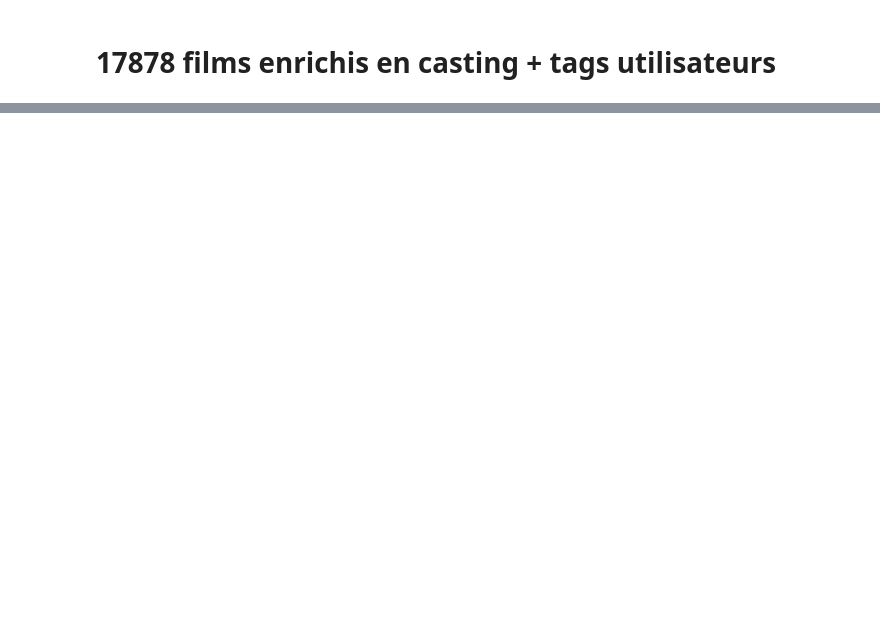
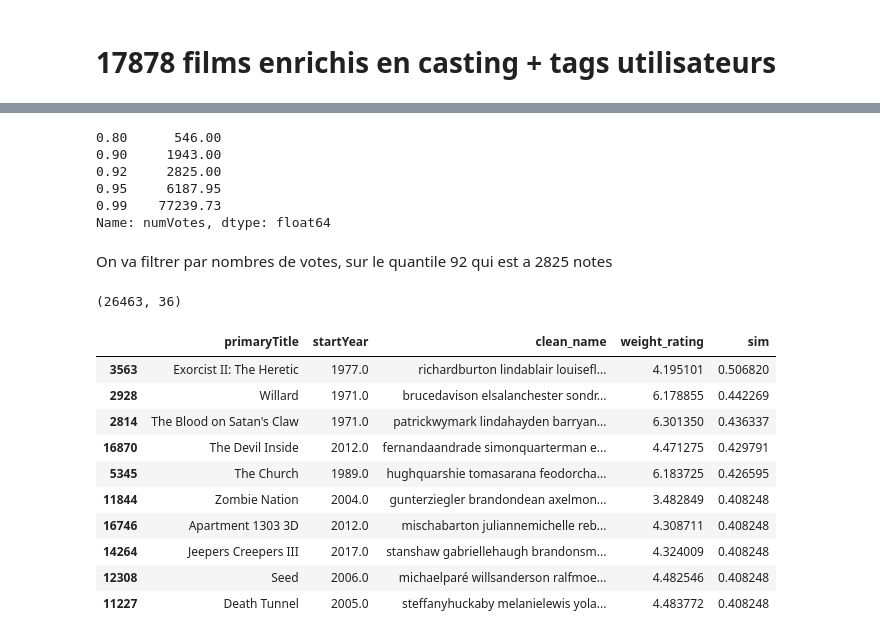
Before and after one commit to BoostMetrics/Recommandation-de-films, a Jupyter notebook: notebooks/03-modeling/Test 3 enrich.ipynb, the cells around one changed output, grey strips where cells are left out. Cells and saved outputs as stored; diff of their text form; code cells hidden in the pictures; blank space fills up the shorter version.

```diff
--- a/notebooks/03-modeling/Test 3 enrich.ipynb
+++ b/notebooks/03-modeling/Test 3 enrich.ipynb
@@ -196,0 +308,69 @@ np.int64(17878)
+# %%
+df['numVotes'].quantile([0.8, 0.9, 0.92, 0.95, 0.99])
+# %% [output]
+0.80      546.00
+0.90     1943.00
+0.92     2825.00
+0.95     6187.95
+0.99    77239.73
+Name: numVotes, dtype: float64
+# %% [markdown]
+On va filtrer par nombres de votes, sur le quantile 92 qui est a 2825 notes
+# %%
+cast_final_Q92 = cast_final[cast_final['numVotes'] >= df['numVotes'].quantile(0.92)].reset_index(drop=True)
+# %%
+cast_final_Q92.shape
+# %% [output]
+(26463, 36)
+# %%
+genre_cols = cast_final_Q92.loc[:, 'Action':'Western'].columns.tolist()
+
+CV = CountVectorizer()
+
+cast_sparse = CV.fit_transform(cast_final_Q92['clean_name'])
+genre_sparse = csr_matrix(cast_final_Q92[genre_cols].values)
+
+genre_matrice = normalize(genre_sparse)
+
+cast_matrice = normalize(cast_sparse)
+
+TFIDF = TfidfVectorizer()
+
+tags_sparse = TFIDF.fit_transform(cast_final_Q92['tag'])
+
+tags_matrice = normalize(tags_sparse)
+
+genre_w = genre_matrice * 1.0
+cast_w = cast_matrice * 1
+tags_w = tags_matrice * 1
+
+matrice = hstack([genre_w, cast_w, tags_w]).tocsr()
+
+def recherche_par_titre(titre, n=10):
+    matches = cast_final_Q92[cast_final_Q92['primaryTitle'].str.contains(titre, case=False, na=False)]
+    if matches.empty:
+        return f"Aucun film trouvé pour '{titre}'"
+    position = matches.sort_values('weight_rating', ascending=False).index[0]
+
+    sims = cosine_similarity(matrice[position], matrice).flatten()
+    df_temp = cast_final_Q92.copy()
+    df_temp['sim'] = sims
+
+    df_temp = df_temp.drop(position)
+
+    df_temp = df_temp.sort_values(['sim', 'weight_rating'], ascending=[False, True])
+    return df_temp[['primaryTitle', 'startYear', 'clean_name', 'weight_rating', 'sim']].head(n)
+# %%
+recherche_par_titre('exorcist')
+# %% [output]
+|  | primaryTitle | startYear | clean_name | weight_rating | sim |
+| 3563 | Exorcist II: The Heretic | 1977.0 | richardburton lindablair louisefl... | 4.195101 | 0.506820 |
+| 2928 | Willard | 1971.0 | brucedavison elsalanchester sondr... | 6.178855 | 0.442269 |
+| 2814 | The Blood on Satan's Claw | 1971.0 | patrickwymark lindahayden barryan... | 6.301350 | 0.436337 |
+| 16870 | The Devil Inside | 2012.0 | fernandaandrade simonquarterman e... | 4.471275 | 0.429791 |
+| 5345 | The Church | 1989.0 | hughquarshie tomasarana feodorcha... | 6.183725 | 0.426595 |
+| 11844 | Zombie Nation | 2004.0 | gunterziegler brandondean axelmon... | 3.482849 | 0.408248 |
+| 16746 | Apartment 1303 3D | 2012.0 | mischabarton juliannemichelle reb... | 4.308711 | 0.408248 |
+| 14264 | Jeepers Creepers III | 2017.0 | stanshaw gabriellehaugh brandonsm... | 4.324009 | 0.408248 |
+| 12308 | Seed | 2006.0 | michaelparé willsanderson ralfmoe... | 4.482546 | 0.408248 |
+| 11227 | Death Tunnel | 2005.0 | steffanyhuckaby melanielewis yola... | 4.483772 | 0.408248 |
```
Also changed, not shown: parts of 12 cells of this notebook.
